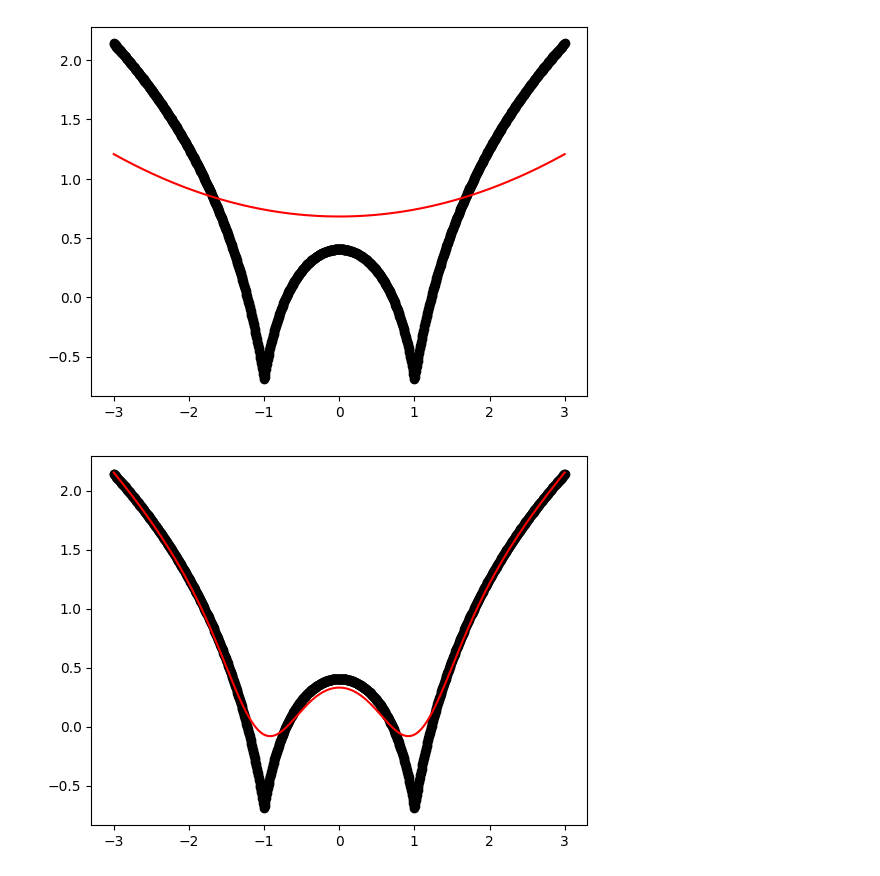
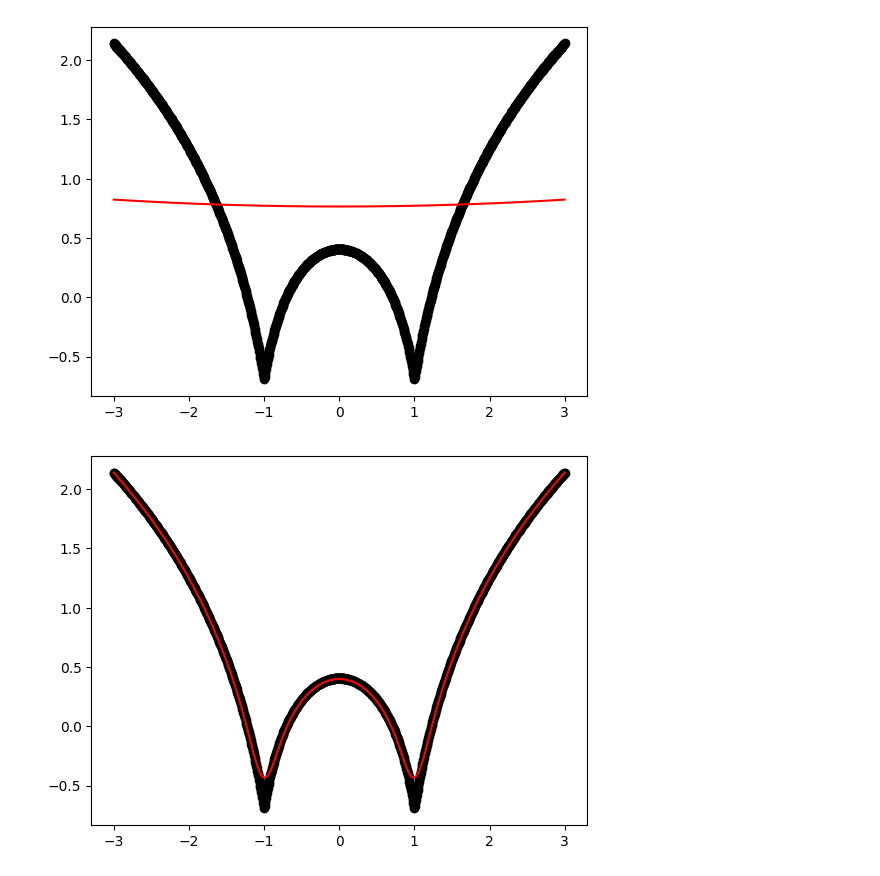
Before and after one commit to HiteshNP/ML_lab, a Jupyter notebook: p9.ipynb, the cells around one changed output. Saved outputs shown, nothing was run; the diff lists cells and outputs as text; code cells hidden in the pictures.

```diff
--- a/p9.ipynb
+++ b/p9.ipynb
@@ -1,29 +1,29 @@
 # %%
 import numpy as np
 import matplotlib.pyplot as plt
 
 def local_regression(x0, X, Y, tau):
     x0 = [1, x0]
     X = [[1, i] for i in X]
     X = np.asarray(X)
-    xw = (X.T) * np.exp(np.sum((X - x0) ** 2, axis=1) / (-2 * tau))
+    xw = (X.T) * np.exp(np.sum((X - x0) ** 2, axis=1) / (-2 * tau**2))
     beta = np.linalg.pinv(xw @ X) @ xw @ Y @ x0
     return beta
 
 def draw(tau):
     prediction = [local_regression(x0, X, Y, tau) for x0 in domain]
     plt.plot(X, Y, 'o', color='black')
     plt.plot(domain, prediction, color='red')
     plt.show()
 
 X = np.linspace(-3, 3, num=1000)
 domain = X
 Y = np.log(np.abs(X ** 2 - 1) + .5)
 
 draw(10)
 draw(0.1)
 draw(0.01)
 draw(0.001)
 # %% [output]
-[figure, old version]
+[figure, new version]
-[figure, old version]
+[figure, new version]
```
Also changed, not shown: parts of 1 cell of this notebook.
